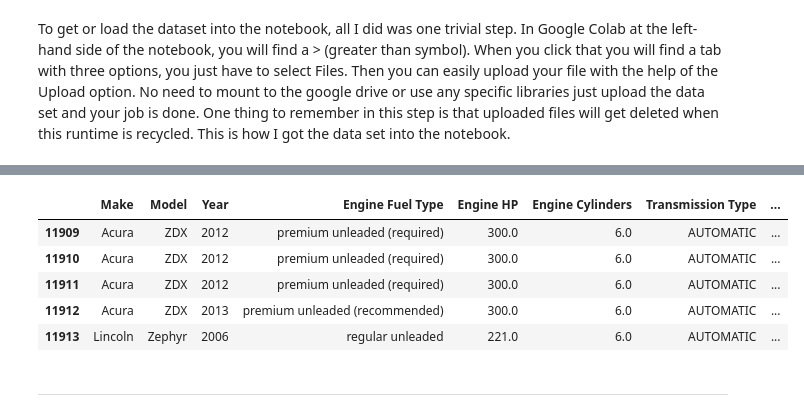
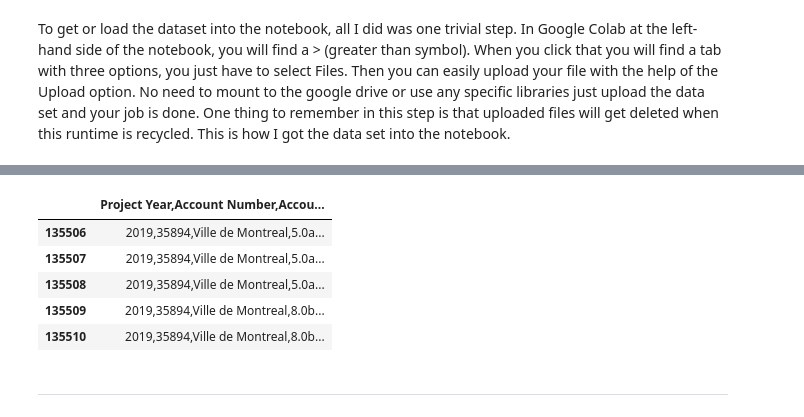
Before and after one commit to nicholascgilpin/cdphackathon, a Jupyter notebook: nick.ipynb, the cells around one changed output, grey strips where cells are left out. Cells and saved outputs as stored; diff of their text form; code cells hidden in the pictures.

Commit message:
add data loading

```diff
--- a/nick.ipynb
+++ b/nick.ipynb
@@ -38,0 +29,21 @@ df.head(5)
+# %%
+# Optional SQL import for speed
+sql_switch = False
+if sql_switch:
+    # Read as SQL
+    user = "sonic"
+    pass = "sonicsql"
+    fpath = ""
+    con = sqlite3.connect(fpath)
+    sql_query = "SELECT * FROM cities"
+    pd.read_sql(sql_query, con)
+else:
+    # Read as CSV
+    dirty_city = "Cities_Data_2017-2019_mb2.csv"
+    dirty_schema = "Schema Index_for each Data Set.csv"
+    dc = pd.read_csv("./data/" + dirty_city, "utf-8")
+    ds = pd.read_csv("./data/" + dirty_schema, "utf-8")
+
+# To display the top 5 rows
+print("Schema:\n", ds)
+dc.head(5)
@@ -39,12 +77,12 @@ df.head(5)
 # %%
-df.tail(5)                        # To display the botton 5 rows
+dc.tail(5)                        # To display the botton 5 rows
 # %% [output]
-|  | Make | Model | Year | Engine Fuel Type | Engine HP | Engine Cylinders | Transmission Type | ... |
-| 11909 | Acura | ZDX | 2012 | premium unleaded (required) | 300.0 | 6.0 | AUTOMATIC | ... |
-| 11910 | Acura | ZDX | 2012 | premium unleaded (required) | 300.0 | 6.0 | AUTOMATIC | ... |
-| 11911 | Acura | ZDX | 2012 | premium unleaded (required) | 300.0 | 6.0 | AUTOMATIC | ... |
-| 11912 | Acura | ZDX | 2013 | premium unleaded (recommended) | 300.0 | 6.0 | AUTOMATIC | ... |
-| 11913 | Lincoln | Zephyr | 2006 | regular unleaded | 221.0 | 6.0 | AUTOMATIC | ... |
+|  | Project Year,Account Number,Accou... |
+| 135506 | 2019,35894,Ville de Montreal,5.0a... |
+| 135507 | 2019,35894,Ville de Montreal,5.0a... |
+| 135508 | 2019,35894,Ville de Montreal,5.0a... |
+| 135509 | 2019,35894,Ville de Montreal,8.0b... |
+| 135510 | 2019,35894,Ville de Montreal,8.0b... |
 # %% [markdown]
 
 
```
Also changed, not shown: parts of 6 cells of this notebook.
